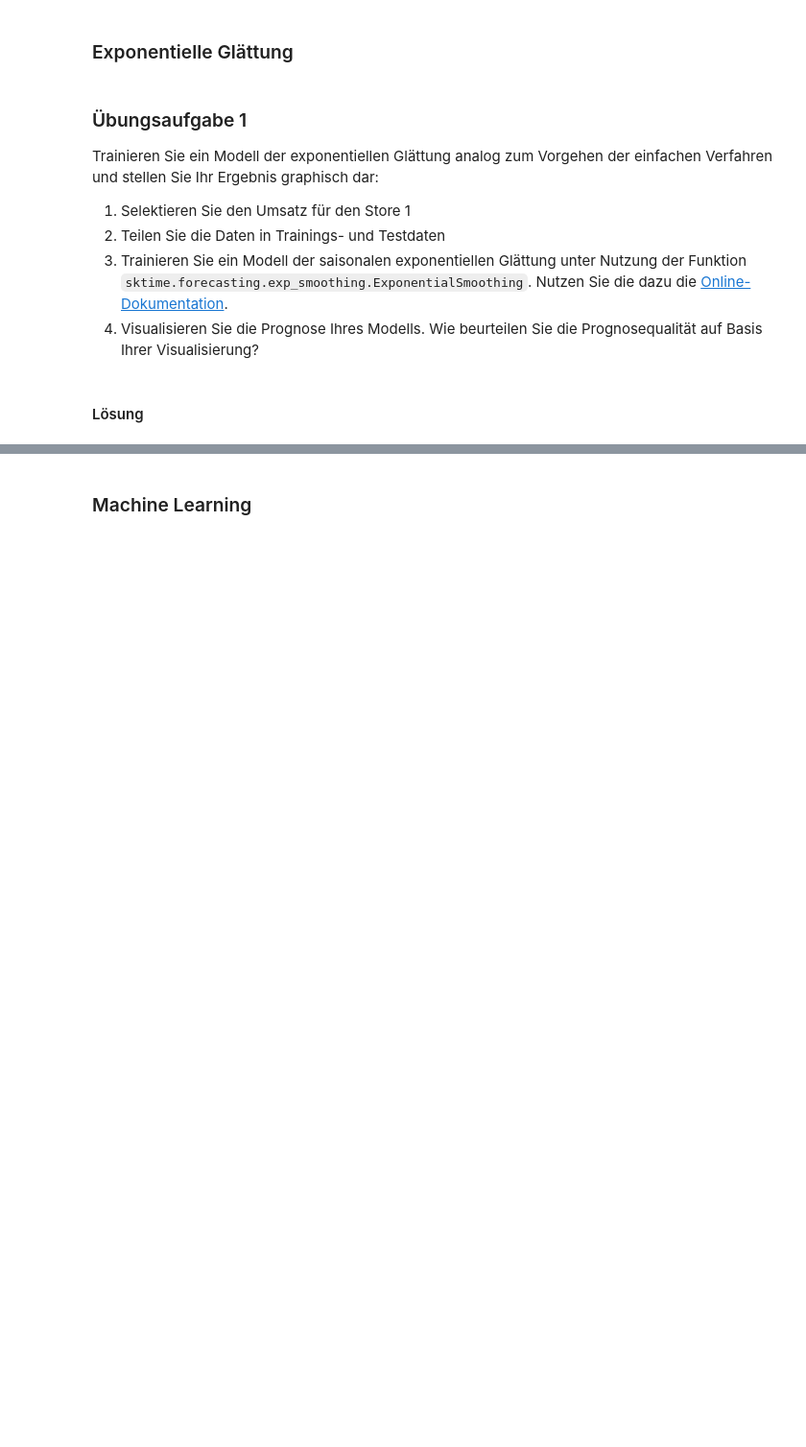
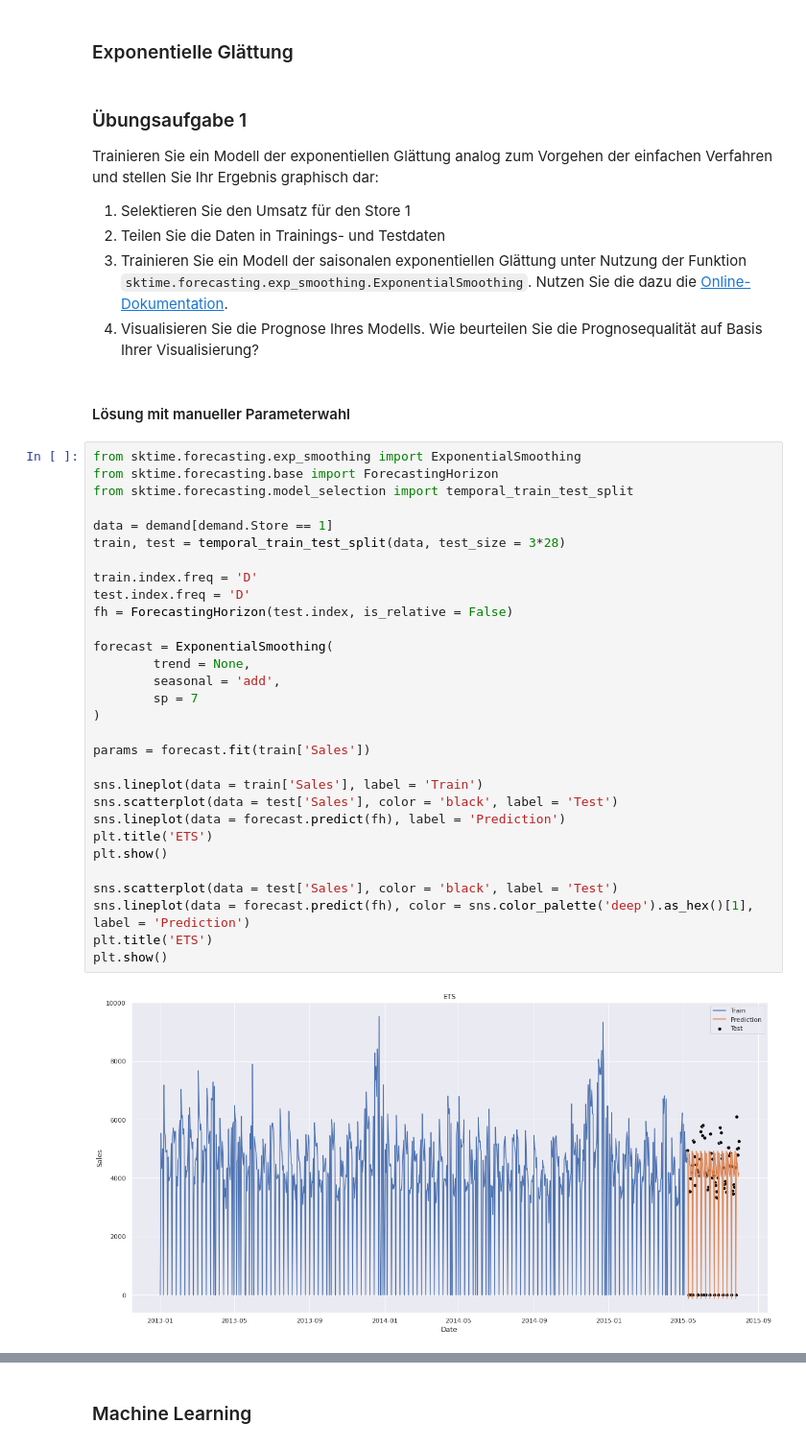
Before and after one commit to schemm/forecasting, a Jupyter notebook: RossmannStoreSales.ipynb, the cells around one changed output, grey strips where cells are left out. Shown at 96% size. Saved outputs shown, nothing was run; the diff lists cells and outputs as text; blank space fills up the shorter version.

```diff
--- a/RossmannStoreSales.ipynb
+++ b/RossmannStoreSales.ipynb
@@ -221,4 +221,36 @@ Trainieren Sie ein Modell der exponentiellen Glättung analog zum Vorgehen der e
 3. Trainieren Sie ein Modell der saisonalen exponentiellen Glättung unter Nutzung der Funktion `sktime.forecasting.exp_smoothing.ExponentialSmoothing`. Nutzen Sie die dazu die [Online-Dokumentation](https://www.sktime.org/en/latest/api_reference/modules/auto_generated/sktime.forecasting.exp_smoothing.ExponentialSmoothing.html#sktime.forecasting.exp_smoothing.ExponentialSmoothing).
 4. Visualisieren Sie die Prognose Ihres Modells. Wie beurteilen Sie die Prognosequalität auf Basis Ihrer Visualisierung?
 # %% [markdown]
-#### Lösung
+#### Lösung mit manueller Parameterwahl
+# %%
+from sktime.forecasting.exp_smoothing import ExponentialSmoothing
+from sktime.forecasting.base import ForecastingHorizon
+from sktime.forecasting.model_selection import temporal_train_test_split
+
+data = demand[demand.Store == 1]
+train, test = temporal_train_test_split(data, test_size = 3*28)
+
+train.index.freq = 'D'
+test.index.freq = 'D'
+fh = ForecastingHorizon(test.index, is_relative = False)
+
+forecast = ExponentialSmoothing(
+        trend = None,
+        seasonal = 'add',
+        sp = 7
+)
+
+params = forecast.fit(train['Sales'])
+
+sns.lineplot(data = train['Sales'], label = 'Train')
+sns.scatterplot(data = test['Sales'], color = 'black', label = 'Test')
+sns.lineplot(data = forecast.predict(fh), label = 'Prediction')
+plt.title('ETS')
+plt.show()
+
+sns.scatterplot(data = test['Sales'], color = 'black', label = 'Test')
+sns.lineplot(data = forecast.predict(fh), color = sns.color_palette('deep').as_hex()[1], label = 'Prediction')
+plt.title('ETS')
+plt.show()
+# %% [output]
+[figure, added]
```
Also changed, not shown: parts of 4 cells of this notebook.
